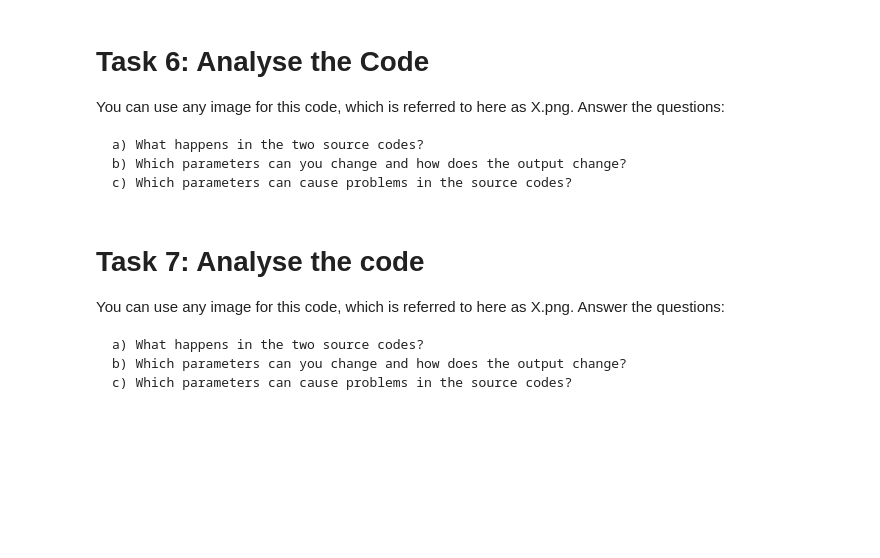
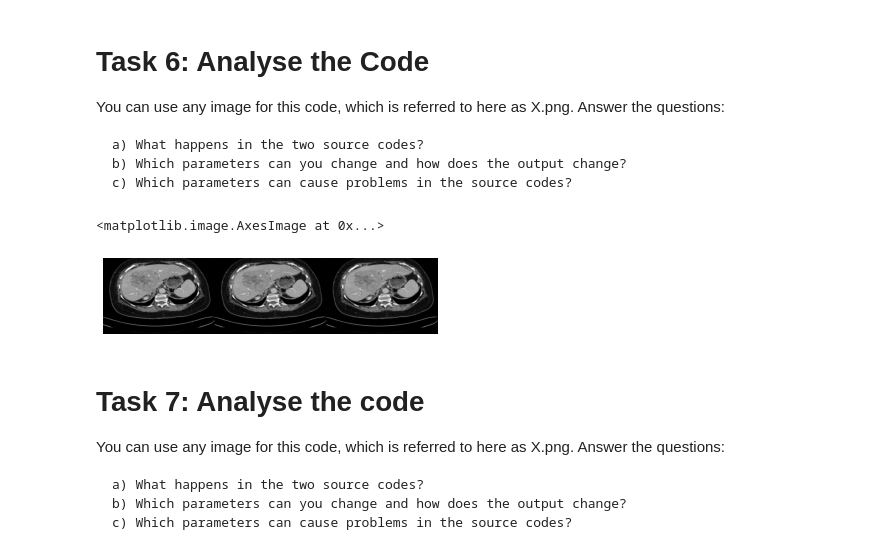
Before and after one commit to hmcyrus/python-image-processing, a Jupyter notebook: 2nd exercise/completed.ipynb, the cells around one changed output. Saved outputs shown, nothing was run; the diff lists cells and outputs as text; code cells hidden in the pictures; blank space fills up the shorter version.

Commit message:
added image file in '2nd Exercise' folder

```diff
--- a/2nd exercise/completed.ipynb
+++ b/2nd exercise/completed.ipynb
@@ -138,27 +138,33 @@ Answer the questions:
 # %%
 # matplotlib inline
 import matplotlib.pyplot as plt
 import matplotlib.image as mpimg
 import numpy as np
 def imag_X(img,n,m=1):
     if n==1:
         tiled_img =img
     else:
         lst_imgs=[]
         for i in range (n):
             lst_imgs.append(img)
         tiled_img=np.concatenate(lst_imgs, axis=1)
     if m>1:
         lst_imgs=[]
         for i in range (m):
             lst_imgs.append(tiled_img)
-        tiled_img=np.concatenate(lst_imgs, axis=0)
+        tiled_img=np.concatenate(lst_imgs, axis=1)
     return tiled_img
 
-basic_pattern=mpimg.imread('test.png')
-decorators_img=imag_X(basic_pattern,2,3)
+# basic_pattern=mpimg.imread('test.png')
+basic_pattern=mpimg.imread('filter_gaussian.png')
+# decorators_img=imag_X(basic_pattern,2,3)
+decorators_img=imag_X(basic_pattern,1,3)
+# decorators_img=imag_X(basic_pattern,1,1)
 plt.axis('off')
 plt.imshow(decorators_img)
+# %% [output]
+<matplotlib.image.AxesImage at 0x...>
+[figure, added]
 # %% [markdown]
 # Task 7: Analyse the code
 
```
Also changed, not shown: parts of 1 cell of this notebook, 1 other file.
